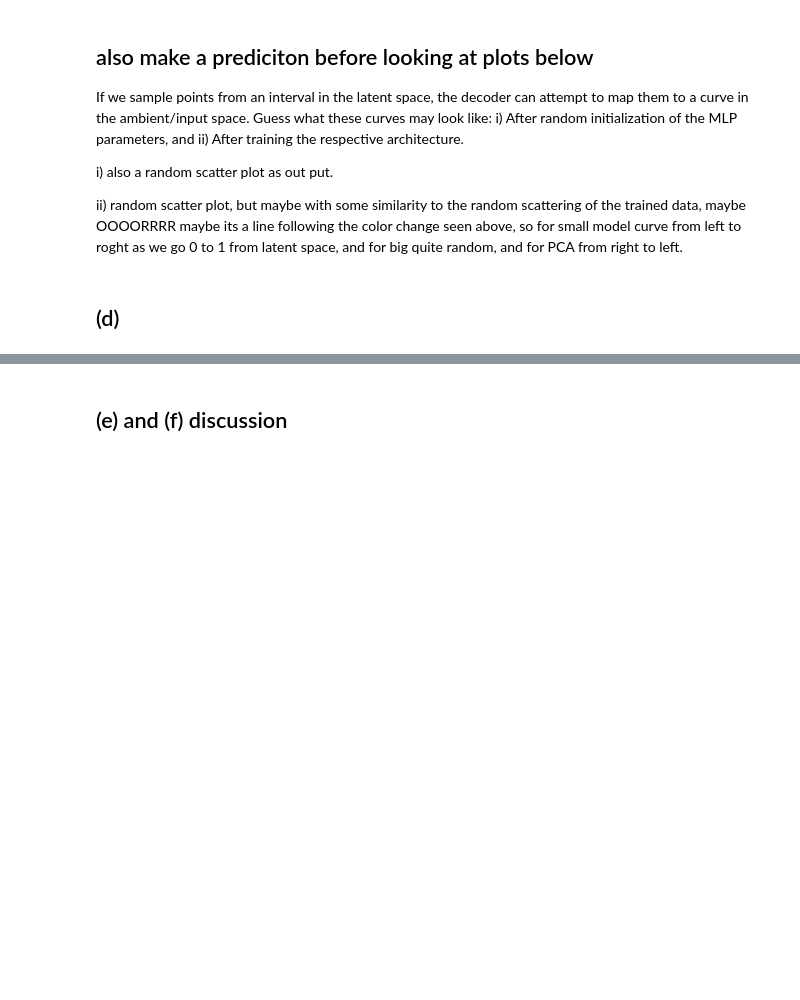
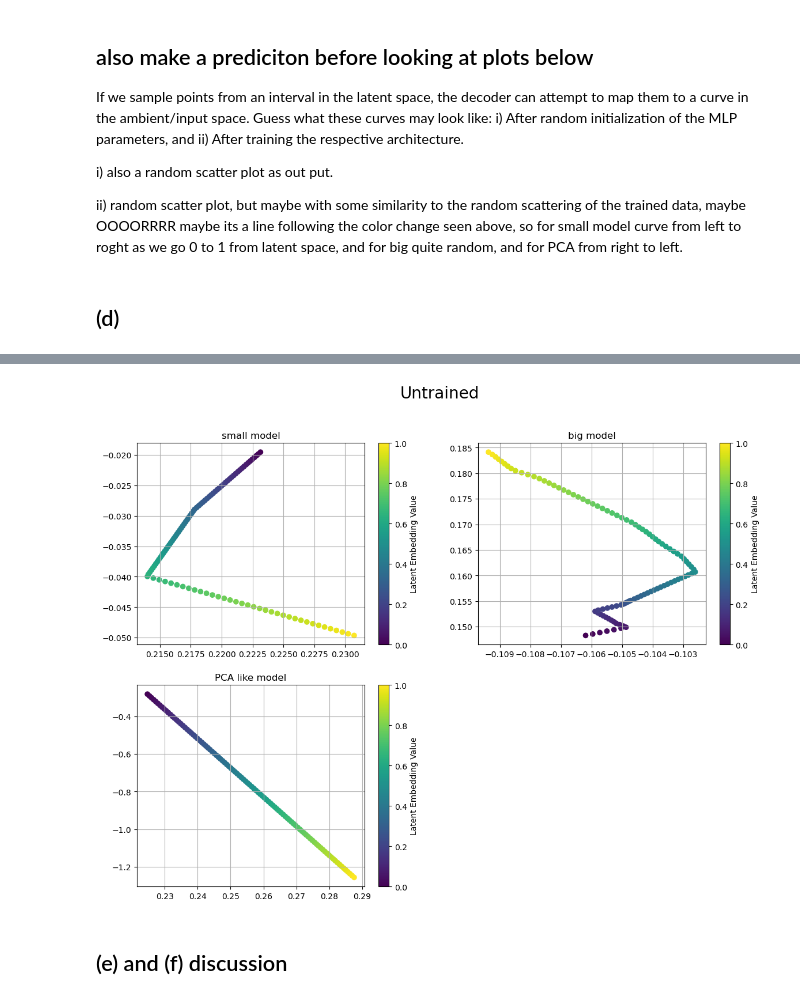
Before and after one commit to Sam-RvandV/mlph_w24, a Jupyter notebook: sheet06/sheet06.ipynb, the cells around one changed output, grey strips where cells are left out. Drawn from its saved outputs; the diff is of its cells as text; code cells hidden in the pictures; blank space fills up the shorter version.

```diff
--- a/sheet06/sheet06.ipynb
+++ b/sheet06/sheet06.ipynb
@@ -326,3 +324,35 @@ torch.Size([100, 1])
+# %%
+# init untrained models
+untrained_autoencoder_small = AutoencoderModule(hidded_channels=hidded_channels_small,latent_dim=1, input_dim=2, activation=nn.ReLU)
+untrained_autoencoder_big = AutoencoderModule(hidded_channels=hidded_channels_big,latent_dim=1, input_dim=2, activation=nn.ReLU )
+untrained_PCA_autoencoder = AutoencoderModule(hidded_channels=None,PCA=True,latent_dim=1, input_dim=2)
+
+samples_decoded_untrained_small = untrained_autoencoder_small.autoencoder.decode(latent_space_samples)
+samples_decoded_untrained_big = untrained_autoencoder_big.autoencoder.decode(latent_space_samples)
+samples_decoded_untrained_PCA = untrained_PCA_autoencoder.autoencoder.decode(latent_space_samples)
+
+
+fig, axes = plt.subplots(2, 2, figsize=(14, 10))  # Adjust figsize for better layout
+
+# Plot latent embeddings for each model
+scatter1 = axes[0,0].scatter(samples_decoded_untrained_small[:, 0].detach().numpy(), samples_decoded_untrained_small[:, 1].detach().numpy(),c=latent_space_samples.detach().numpy(), cmap='viridis')
+scatter2 = axes[0,1].scatter(samples_decoded_untrained_big[:, 0].detach().numpy(), samples_decoded_untrained_big[:, 1].detach().numpy(),c=latent_space_samples.detach().numpy(), cmap='viridis')
+scatter3 = axes[1,0].scatter(samples_decoded_untrained_PCA[:, 0].detach().numpy(), samples_decoded_untrained_PCA[:, 1].detach().numpy(),c=latent_space_samples.detach().numpy(), cmap='viridis')
+fig.colorbar(scatter1, ax=axes[0, 0], label="Latent Embedding Value")
+fig.colorbar(scatter2, ax=axes[0, 1], label="Latent Embedding Value")
+fig.colorbar(scatter3, ax=axes[1, 0], label="Latent Embedding Value")
+axes[0,0].set_title("small model")
+axes[0,1].set_title("big model")
+axes[1,0].set_title("PCA like model")
+axes[0,0].grid(True)
+axes[0,1].grid(True)
+axes[1,0].grid(True)
+fig.suptitle('Untrained',fontsize=20)
+# Hide the empty subplot (bottom-right) as we only need 3 plots
+axes[1, 1].axis('off')
+plt.show()
+# %% [output]
+[figure, added]
 # %% [markdown]
 ## (e) and (f) discussion
 # %% [markdown]
```
Also changed, not shown: parts of 3 cells of this notebook.
